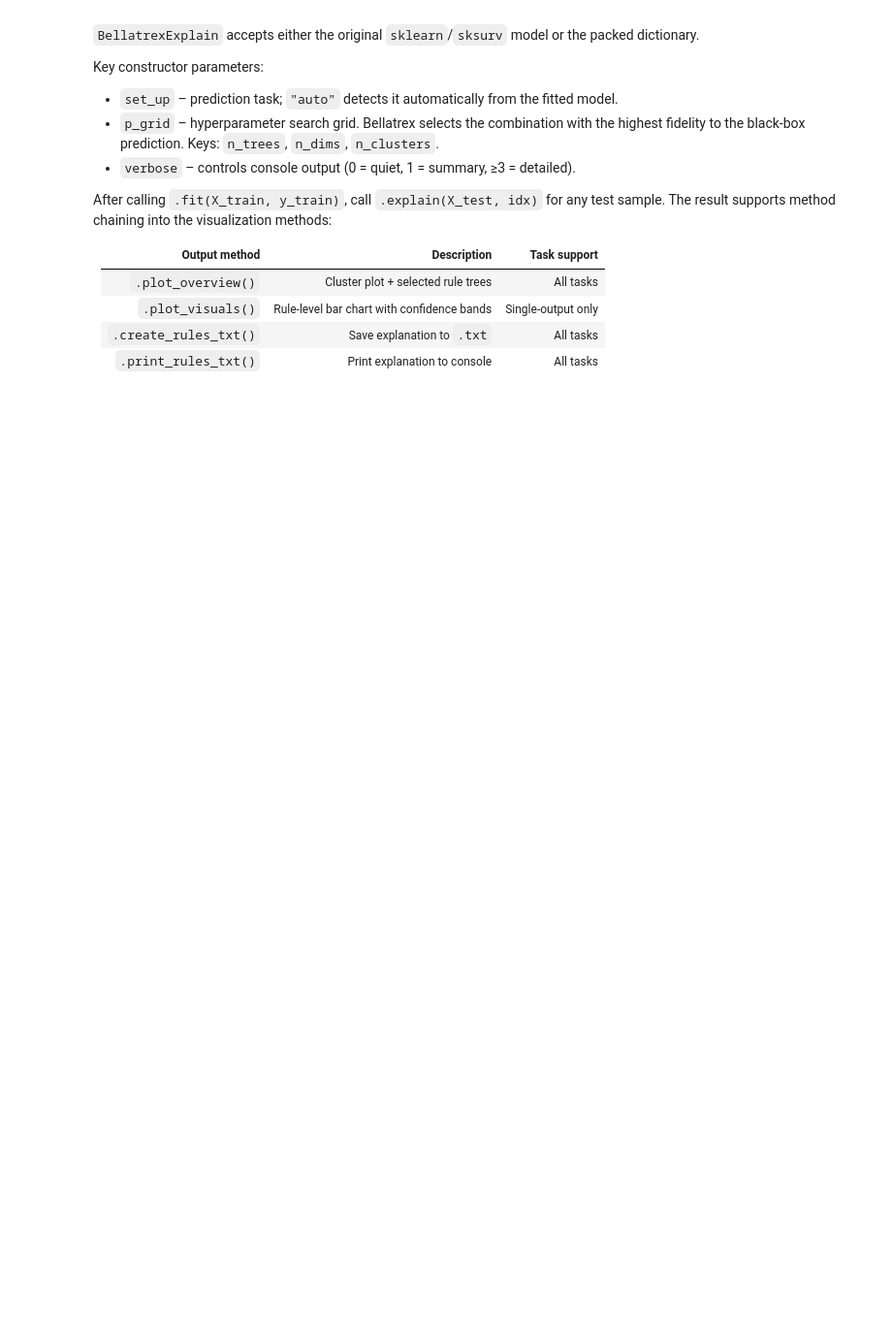
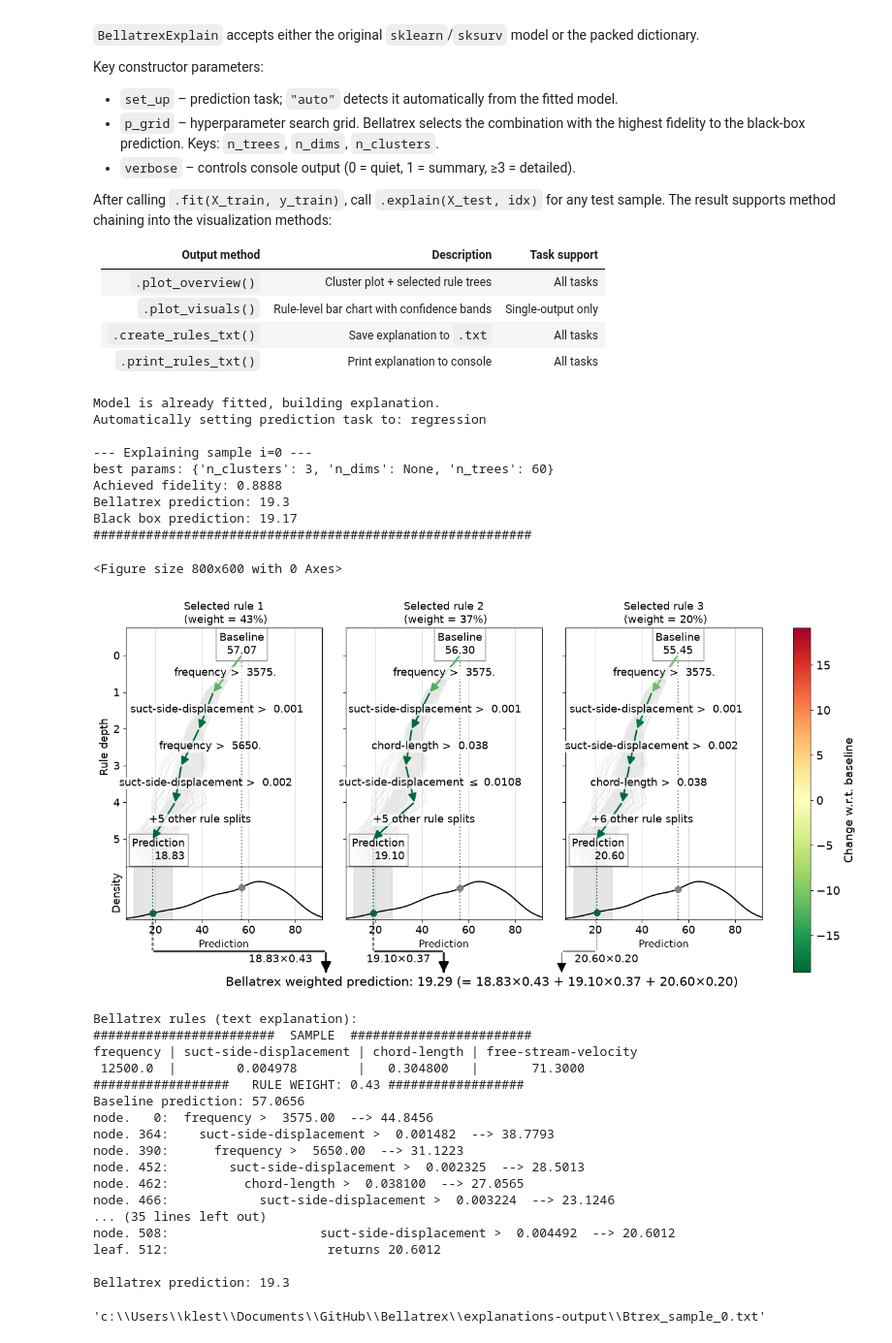
Before and after one commit to KlestDedja/Bellatrex, a Jupyter notebook: tutorial.ipynb, the cells around one changed output. Shown at 97% size. Cells and saved outputs as stored; diff of their text form; code cells hidden in the pictures; blank space fills up the shorter version.

Commit message:
Simplify notebook script

```diff
--- a/tutorial.ipynb
+++ b/tutorial.ipynb
@@ -118,46 +123,74 @@ The result supports method chaining into the visualization methods:
 # %%
 from bellatrex import BellatrexExplain, predict_helper
 import matplotlib.pyplot as plt
 
 # Fit the Bellatrex explainer on training data.
 # p_grid controls how many explanation rules to extract (n_clusters) and other internal
 # hyperparameters. Bellatrex auto-selects the best combination via fidelity to the RF.
 Btrex_fitted = BellatrexExplain(
     clf,
     set_up="auto",
     p_grid={"n_clusters": [1, 2, 3]},
     verbose=1,
 ).fit(X_train, y_train)
 
 # Pre-compute training predictions once, used as background distribution in plot_visuals
 y_train_pred = predict_helper(clf, X_train)
 
-N_TEST_SAMPLES = 3
-for i in range(N_TEST_SAMPLES):
-    print(f"\n--- Explaining sample i={i} ---")
+SAMPLE_INDEX = 0
+print(f"\n--- Explaining sample i={SAMPLE_INDEX} ---")
 
-    tuned_method = Btrex_fitted.explain(X_test, i)
+tuned_method = Btrex_fitted.explain(X_test, SAMPLE_INDEX)
 
-    # Plot 1: cluster overview (shows pre-selected trees and selected rules).
-    # Keep PLOT_GUI=False in notebooks for inline plots. If PLOT_GUI=True, NiceGUI opens
-    # an external blocking window and the loop continues only after that window closes.
-    fig1, axs1 = tuned_method.plot_overview(plot_gui=PLOT_GUI, show=PLOT_GUI)
-    if not PLOT_GUI:
-        plt.show()
+# Plot 1: cluster overview (shows pre-selected trees and selected rules).
+# In GUI mode this opens one NiceGUI explorer for SAMPLE_INDEX.
+fig1, axs1 = tuned_method.plot_overview(plot_gui=PLOT_GUI, show=PLOT_GUI)
+if not PLOT_GUI:
+    plt.show(block=True)
 
-    # Plot 2: rule-level detail (single-output tasks only).
-    # plot_visuals is always a plain matplotlib figure; show it regardless of GUI mode.
-    if SETUP.lower() in ["binary", "regression", "survival"]:
-        fig2, axs2 = tuned_method.plot_visuals(
-            plot_max_depth=5,
-            preds_distr=y_train_pred,
-            conf_level=0.9,
-            tot_digits=4,
-            show=False,
-        )
-        plt.show()
+# Plot 2: rule-level detail (single-output tasks only).
+# plot_visuals is always a plain matplotlib figure; show it regardless of GUI mode.
+if SETUP.lower() in ["binary", "regression", "survival"]:
+    fig2, axs2 = tuned_method.plot_visuals(
+        plot_max_depth=5,
+        preds_distr=y_train_pred,
+        conf_level=0.9,
+        tot_digits=4,
+        show=False,
+    )
+    plt.show(block=True)
 
-    # Text explanation: save to file for later use:
-    tuned_method.create_rules_txt()
-    # Print the text explanation to console:
-    tuned_method.print_rules_txt()
+# Text explanation: save to file for later use:
+tuned_method.create_rules_txt()
+# Print the text explanation to console:
+tuned_method.print_rules_txt()
+# %% [output]
+Model is already fitted, building explanation.
+Automatically setting prediction task to: regression
+
+--- Explaining sample i=0 ---
+best params: {'n_clusters': 3, 'n_dims': None, 'n_trees': 60}
+Achieved fidelity: 0.8888
+Bellatrex prediction: 19.3
+Black box prediction: 19.17
+##########################################################
+<Figure size 800x600 with 0 Axes>
+[figure, added]
+Bellatrex rules (text explanation):
+########################  SAMPLE  ########################
+frequency | suct-side-displacement | chord-length | free-stream-velocity
+ 12500.0  |        0.004978        |   0.304800   |       71.3000
+##################   RULE WEIGHT: 0.43 ##################
+Baseline prediction: 57.0656
+node.   0:  frequency >  3575.00  --> 44.8456
+node. 364:    suct-side-displacement >  0.001482  --> 38.7793
+node. 390:      frequency >  5650.00  --> 31.1223
+node. 452:        suct-side-displacement >  0.002325  --> 28.5013
+node. 462:          chord-length >  0.038100  --> 27.0565
+node. 466:            suct-side-displacement >  0.003224  --> 23.1246
+... (35 lines left out)
+node. 508:                    suct-side-displacement >  0.004492  --> 20.6012
+leaf. 512:                     returns 20.6012
+
+Bellatrex prediction: 19.3
+'c:\\Users\\klest\\Documents\\GitHub\\Bellatrex\\explanations-output\\Btrex_sample_0.txt'
```
Also changed, not shown: parts of 3 cells of this notebook.
